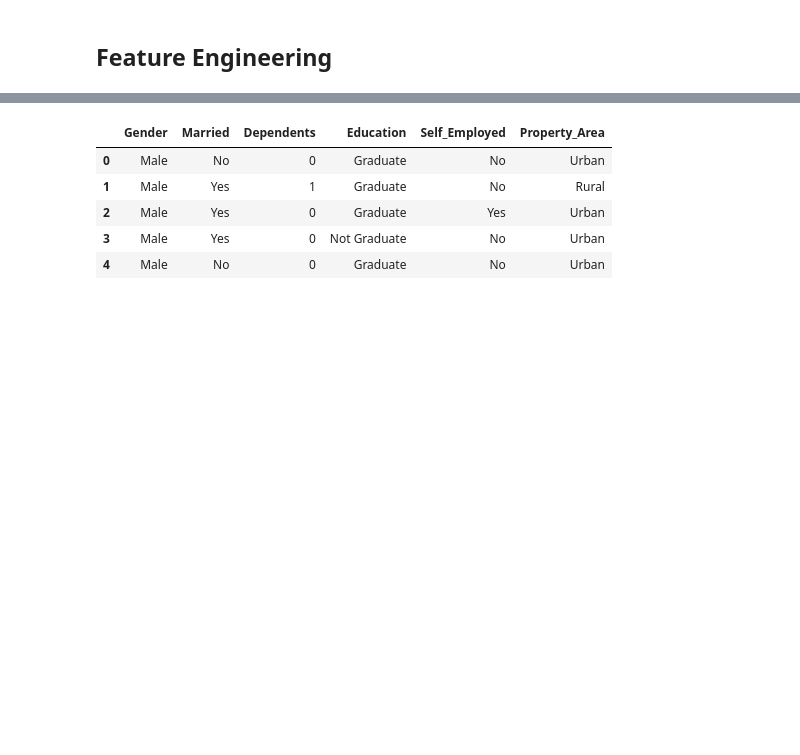
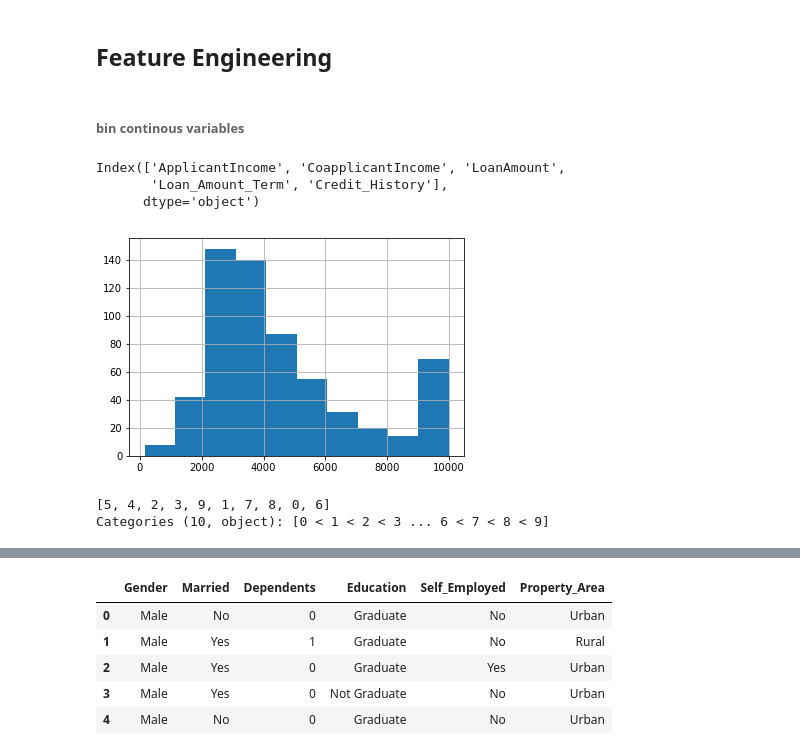
Before and after one commit to krajkumar6/MachineLearning, a Jupyter notebook: classification/Loan Prediction/Load Prediction.ipynb, the cells around one changed output, grey strips where cells are left out. Drawn from its saved outputs; the diff is of its cells as text; code cells hidden in the pictures; blank space fills up the shorter version.

Commit message:
changes for binning continuous variables
changes for binning continuous variables

```diff
--- a/classification/Loan Prediction/Load Prediction.ipynb
+++ b/classification/Loan Prediction/Load Prediction.ipynb
@@ -417,0 +390,12 @@ train_cat = train[cate_str_cols]
+# %% [markdown]
+###### bin continous variables
+# %%
+train.select_dtypes(include=['number']).columns
+# %% [output]
+Index(['ApplicantIncome', 'CoapplicantIncome', 'LoanAmount',
+       'Loan_Amount_Term', 'Credit_History'],
+      dtype='object')
+# %%
+train['ApplicantIncome'].hist(bins=10);
+# %% [output]
+[figure, added]
@@ -417,0 +406,5 @@ train_cat = train[cate_str_cols]
+# %%
+categories.unique()
+# %% [output]
+[5, 4, 2, 3, 9, 1, 7, 8, 0, 6]
+Categories (10, object): [0 < 1 < 2 < 3 ... 6 < 7 < 8 < 9]
```
Also changed, not shown: parts of 68 cells of this notebook, 4 other files.
